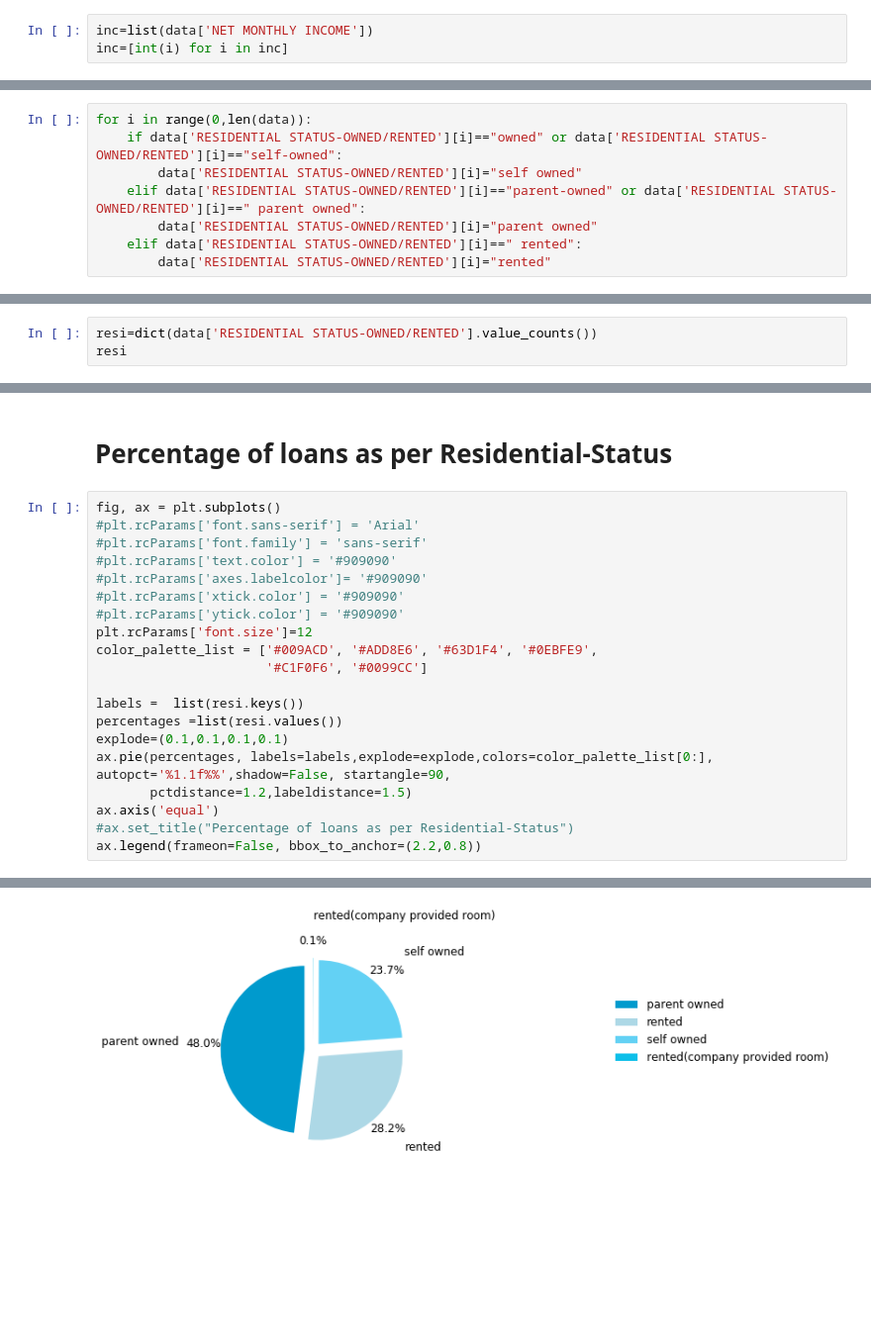
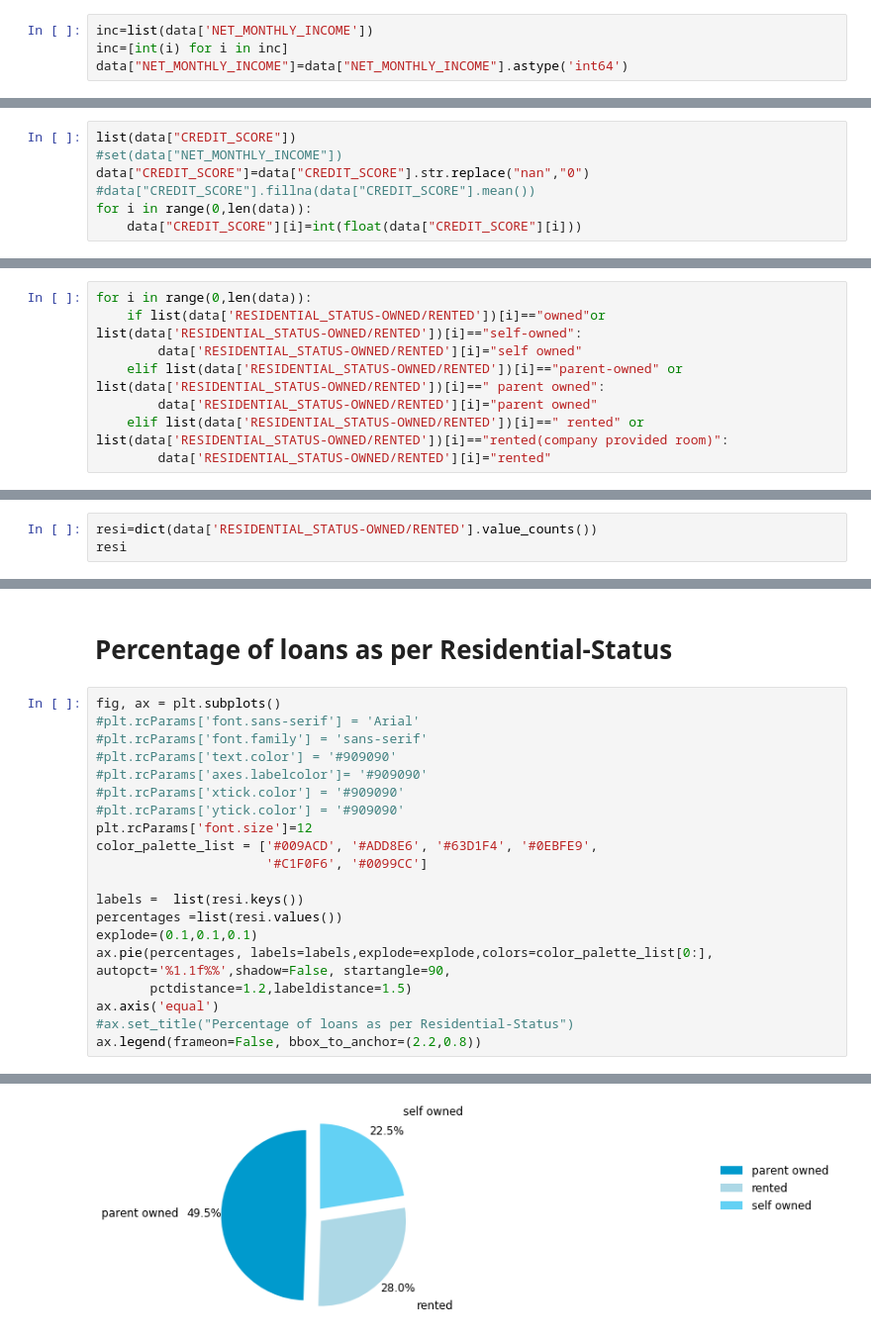
Before and after one commit to 1998anwesha/Mini-projects, a Jupyter notebook: SD.ipynb, the cells around one changed output, grey strips where cells are left out. Shown at 99% size. Saved outputs shown, nothing was run; the diff lists cells and outputs as text; blank space fills up the shorter version.

```diff
--- a/SD.ipynb
+++ b/SD.ipynb
@@ -305,6 +295,7 @@ Text(0, 0.5, 'States')
 # %%
-inc=list(data['NET MONTHLY INCOME'])
+inc=list(data['NET_MONTHLY_INCOME'])
 inc=[int(i) for i in inc]
+data["NET_MONTHLY_INCOME"]=data["NET_MONTHLY_INCOME"].astype('int64')
 # %%
 sns.distplot(inc)#monthly income vs no. of loans
 # %% [output]
@@ -346,0 +319,7 @@ set(list(data["CITY"]))
+# %%
+list(data["CREDIT_SCORE"])
+#set(data["NET_MONTHLY_INCOME"])
+data["CREDIT_SCORE"]=data["CREDIT_SCORE"].str.replace("nan","0")
+#data["CREDIT_SCORE"].fillna(data["CREDIT_SCORE"].mean())
+for i in range(0,len(data)):
+    data["CREDIT_SCORE"][i]=int(float(data["CREDIT_SCORE"][i]))
@@ -370,8 +373,8 @@ missing_data.head(15)
 # %%
 for i in range(0,len(data)):
-    if data['RESIDENTIAL STATUS-OWNED/RENTED'][i]=="owned" or data['RESIDENTIAL STATUS-OWNED/RENTED'][i]=="self-owned":
-        data['RESIDENTIAL STATUS-OWNED/RENTED'][i]="self owned"
-    elif data['RESIDENTIAL STATUS-OWNED/RENTED'][i]=="parent-owned" or data['RESIDENTIAL STATUS-OWNED/RENTED'][i]==" parent owned":
-        data['RESIDENTIAL STATUS-OWNED/RENTED'][i]="parent owned"
-    elif data['RESIDENTIAL STATUS-OWNED/RENTED'][i]==" rented":
-        data['RESIDENTIAL STATUS-OWNED/RENTED'][i]="rented"
+    if list(data['RESIDENTIAL_STATUS-OWNED/RENTED'])[i]=="owned"or list(data['RESIDENTIAL_STATUS-OWNED/RENTED'])[i]=="self-owned":
+        data['RESIDENTIAL_STATUS-OWNED/RENTED'][i]="self owned"
+    elif list(data['RESIDENTIAL_STATUS-OWNED/RENTED'])[i]=="parent-owned" or list(data['RESIDENTIAL_STATUS-OWNED/RENTED'])[i]==" parent owned":
+        data['RESIDENTIAL_STATUS-OWNED/RENTED'][i]="parent owned"
+    elif list(data['RESIDENTIAL_STATUS-OWNED/RENTED'])[i]==" rented" or list(data['RESIDENTIAL_STATUS-OWNED/RENTED'])[i]=="rented(company provided room)":
+        data['RESIDENTIAL_STATUS-OWNED/RENTED'][i]="rented"
@@ -378,4 +404,4 @@ for i in range(0,len(data)):
 # %%
-resi=dict(data['RESIDENTIAL STATUS-OWNED/RENTED'].value_counts())
+resi=dict(data['RESIDENTIAL_STATUS-OWNED/RENTED'].value_counts())
 resi
 # %% [output]
@@ -388,23 +411,23 @@ resi
 # %%
 fig, ax = plt.subplots()
 #plt.rcParams['font.sans-serif'] = 'Arial'
 #plt.rcParams['font.family'] = 'sans-serif'
 #plt.rcParams['text.color'] = '#909090'
 #plt.rcParams['axes.labelcolor']= '#909090'
 #plt.rcParams['xtick.color'] = '#909090'
 #plt.rcParams['ytick.color'] = '#909090'
 plt.rcParams['font.size']=12
 color_palette_list = ['#009ACD', '#ADD8E6', '#63D1F4', '#0EBFE9',
                       '#C1F0F6', '#0099CC']
 
 labels =  list(resi.keys())
 percentages =list(resi.values())
-explode=(0.1,0.1,0.1,0.1)
+explode=(0.1,0.1,0.1)
 ax.pie(percentages, labels=labels,explode=explode,colors=color_palette_list[0:], autopct='%1.1f%%',shadow=False, startangle=90,
        pctdistance=1.2,labeldistance=1.5)
 ax.axis('equal')
 #ax.set_title("Percentage of loans as per Residential-Status")
 ax.legend(frameon=False, bbox_to_anchor=(2.2,0.8))
 # %% [output]
 <matplotlib.legend.Legend at 0x...>
-[figure, old version]
+[figure, new version]
```
Also changed, not shown: parts of 168 cells of this notebook.
